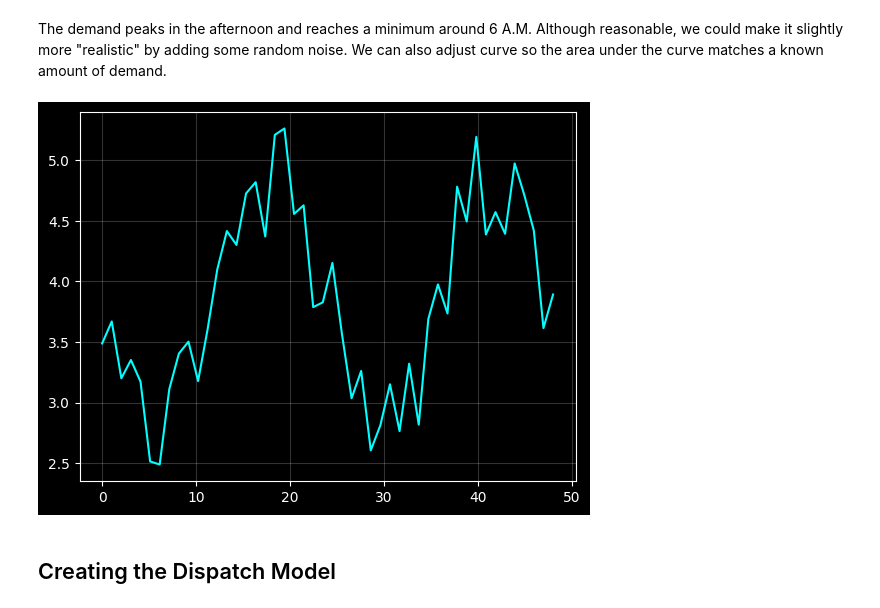
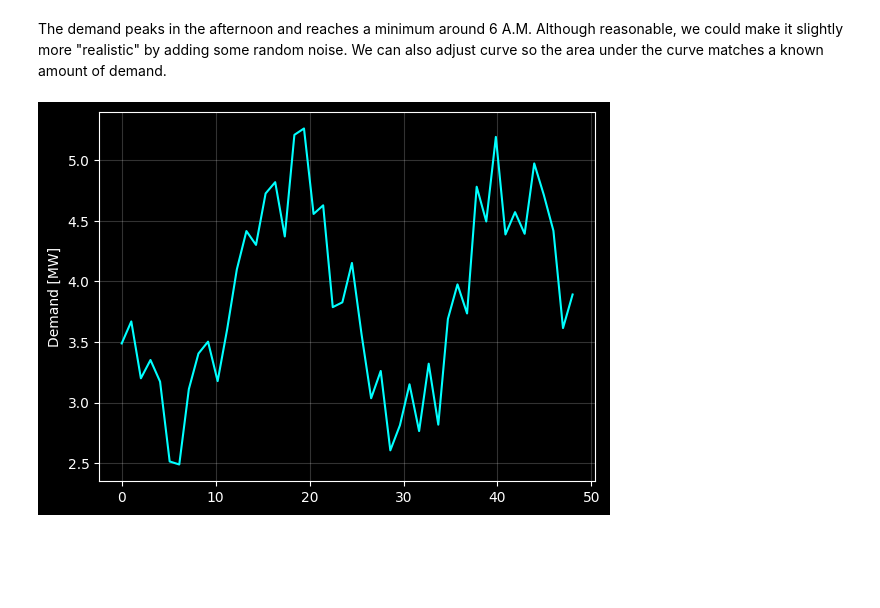
Before and after one commit to arfc/osier, a Jupyter notebook: docs/source/examples/dispatch_tutorial.ipynb, the cells around one changed output. Saved outputs shown, nothing was run; the diff lists cells and outputs as text; code cells hidden in the pictures; blank space fills up the shorter version.

Commit message:
updates the dispatch model tutorial

```diff
--- a/docs/source/examples/dispatch_tutorial.ipynb
+++ b/docs/source/examples/dispatch_tutorial.ipynb
@@ -68,20 +68,20 @@ with plt.style.context("dark_background"):
 # %% [markdown]
 The demand peaks in the afternoon and reaches a minimum around 6 A.M. Although reasonable, we could make it slightly more "realistic" by adding some random noise. We can also adjust curve so the area under the curve matches a known amount of demand.
 # %%
-total_demand = 185  # sets the total demand [units of energy]
+total_demand = 185  # [MW], sets the total demand [units of energy]
+demand = (np.sin((hours*np.pi/n_hours*2+phase_shift))*-1+np.ones(N)*(base_shift+1))
 
 np.random.seed(1234) # sets the seed for repeatability
 
 noise = np.random.random(N)
 demand += noise
 
 demand = demand/demand.sum() * total_demand  # rescale
 
 with plt.style.context("dark_background"):
     plt.plot(hours, demand, color='cyan')
+    plt.ylabel('Demand [MW]')
     plt.grid(alpha=0.2)
     plt.show()
 # %% [output]
-[figure, old version]
+[figure, new version]
-# %% [markdown]
-## Creating the Dispatch Model
```
Also changed, not shown: parts of 9 cells of this notebook.
